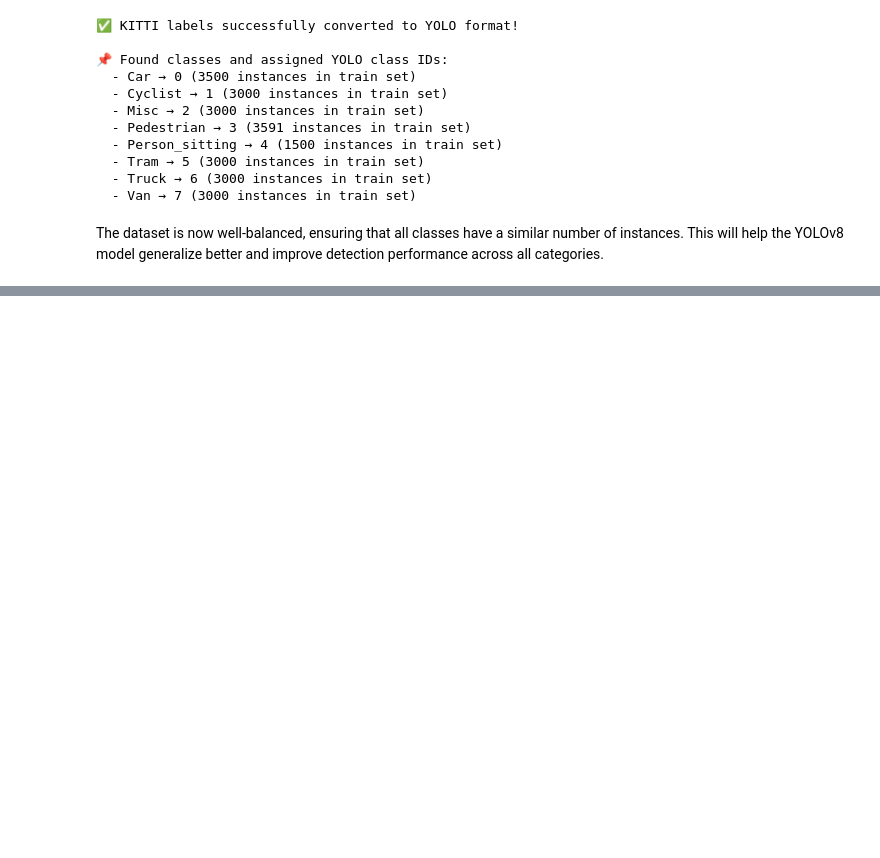
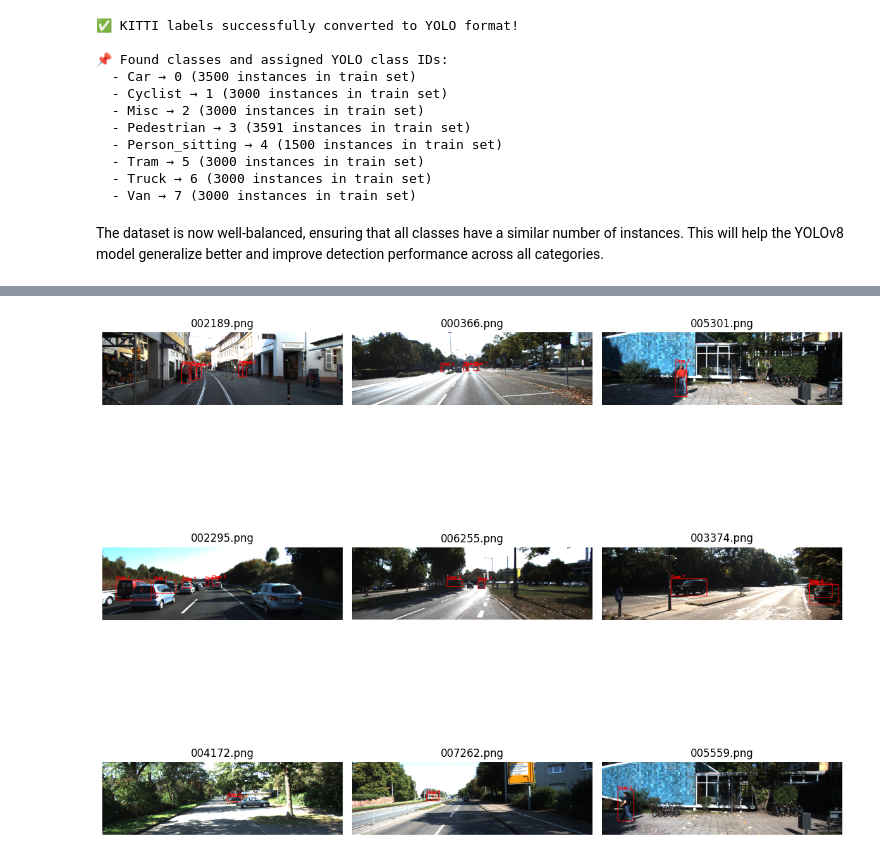
Before and after one commit to davydantoniuk/yolo-vehicle-detector, a Jupyter notebook: yolo-vehicle-detecor.ipynb, the cells around one changed output, grey strips where cells are left out. Cells and saved outputs as stored; diff of their text form; code cells hidden in the pictures; blank space fills up the shorter version.

```diff
--- a/yolo-vehicle-detecor.ipynb
+++ b/yolo-vehicle-detecor.ipynb
@@ -734,0 +817,4 @@ The dataset is now well-balanced, ensuring that all classes have a similar numbe
+# %%
+plot_random_images_with_boxes("balanced")
+# %% [output]
+[figure, added]
```
Also changed, not shown: parts of 4 cells of this notebook.
